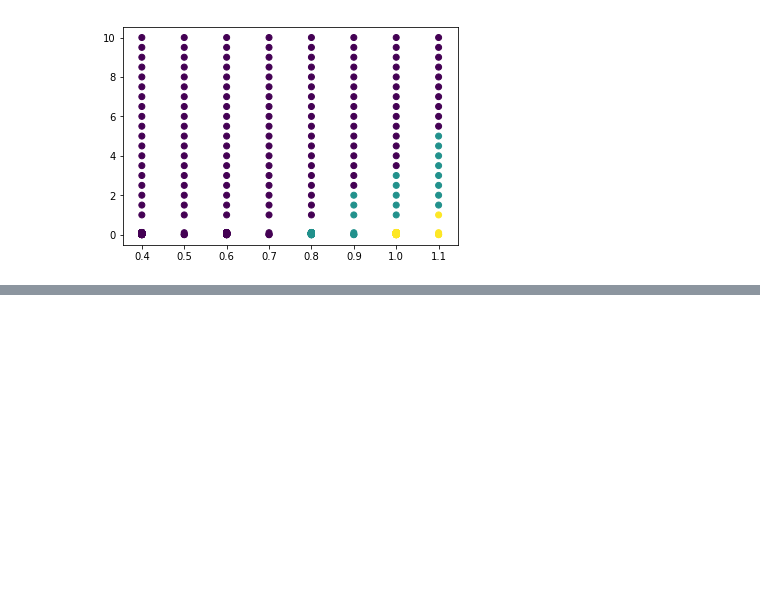
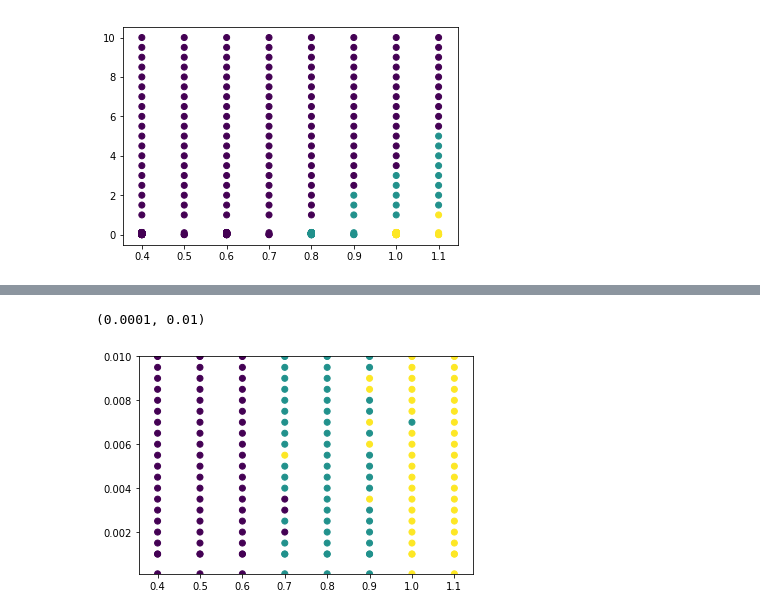
Before and after one commit to AlexVTimofeev/phaseTransitionML, a Jupyter notebook: Clustering1000.ipynb, the cells around one changed output, grey strips where cells are left out. Saved outputs shown, nothing was run; the diff lists cells and outputs as text; code cells hidden in the pictures; blank space fills up the shorter version.

```diff
--- a/Clustering1000.ipynb
+++ b/Clustering1000.ipynb
@@ -67,0 +75,6 @@ plt.scatter(x,y,c=kmeans)
+# %%
+plt.scatter(x,y,c=kmeans)
+plt.ylim(.0001,.01)
+# %% [output]
+(0.0001, 0.01)
+[figure, added]
```
Also changed, not shown: parts of 4 cells of this notebook.
